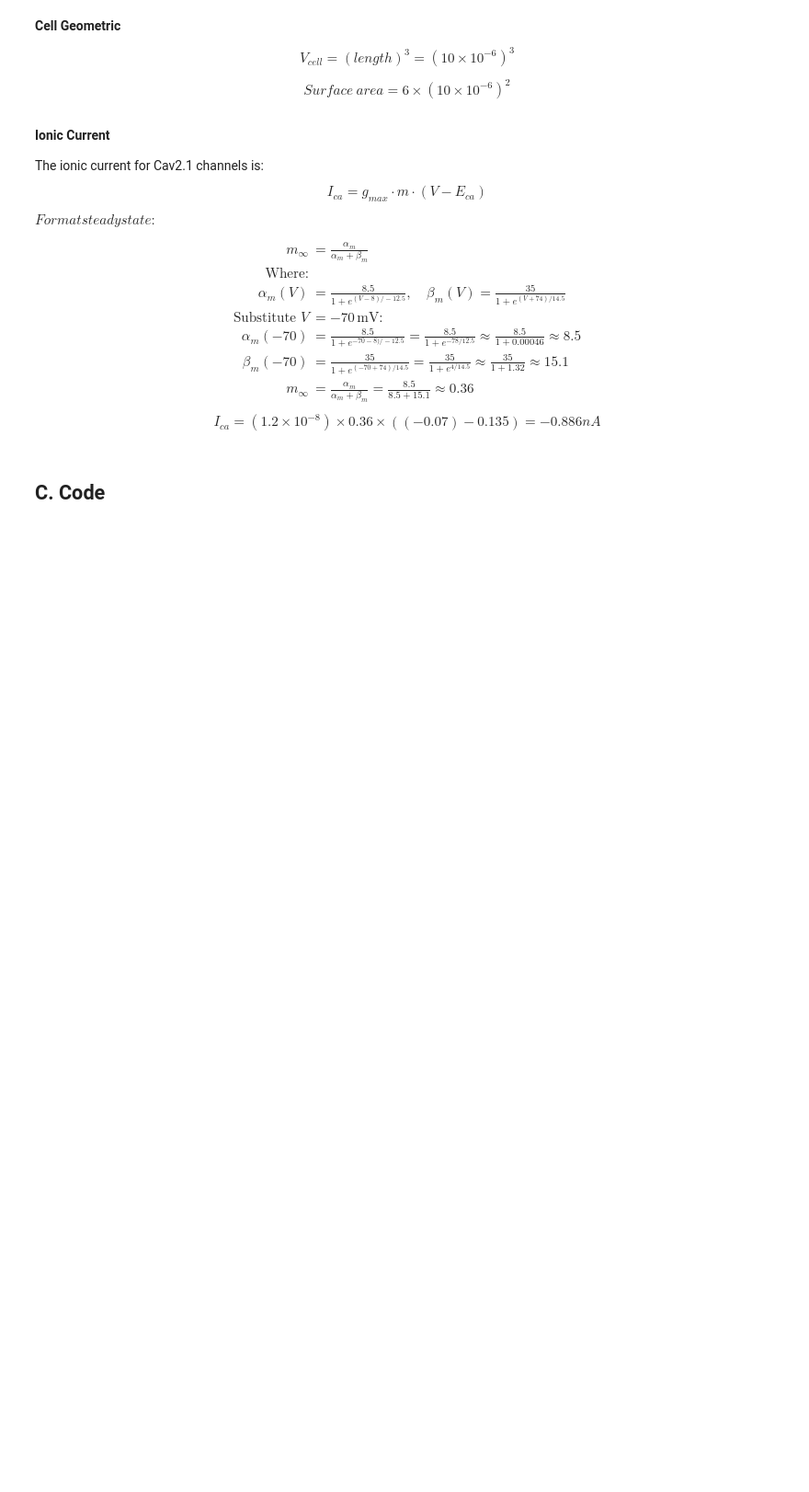
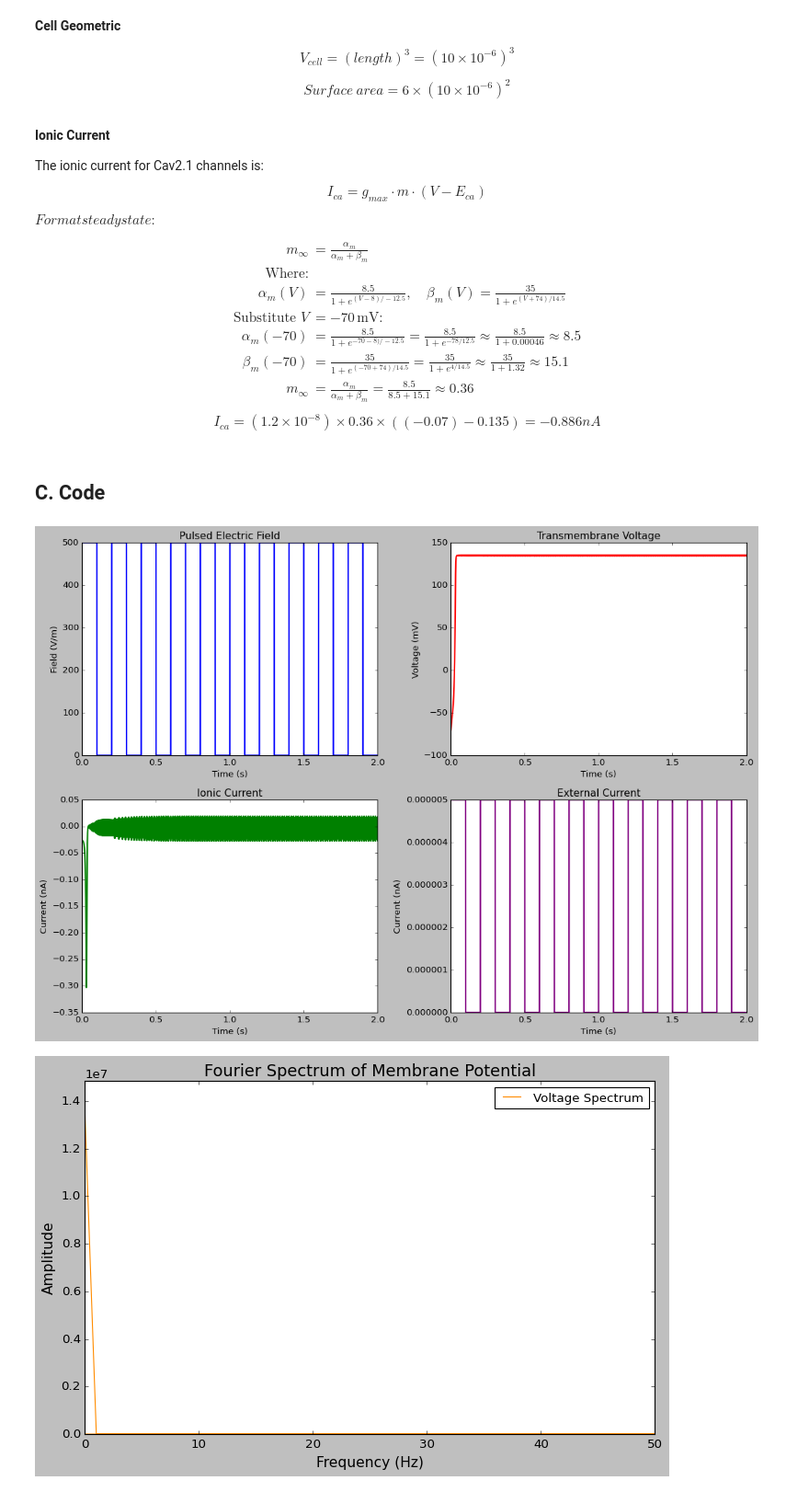
Before and after one commit to MahtabDastranj/Bioelectrical-phenomena, a Jupyter notebook: project/cell_behaviour.ipynb, the cells around one changed output. Shown: that part at 92% size. Cells and saved outputs as stored; diff of their text form; code cells hidden in the pictures; blank space fills up the shorter version.

```diff
--- a/project/cell_behaviour.ipynb
+++ b/project/cell_behaviour.ipynb
@@ -124,7 +101,7 @@ channel_density = 10.0  # channels / µm^2
 num_channels = channel_density * (surface_area * 1e12)  # area in µm^2
 g_max = num_channels * single_channel_conductance  # total conductance
 
-reversal_potential = 135.0  # mV
+v_rev = 135.0  # mV
 external_resistance = 1e12
 
 # Pulsed external field parameters
@@ -132,26 +109,20 @@ pulse_frequency = 5.0  # Hz
 pulse_period = 1.0 / pulse_frequency
 pulse_width = 0.1  # seconds
 field_amplitude = 500.0  # V/m
-scale_factor = 5e3
+scale_factor = 5e3 # to normalize the dipole voltage (V_dipole) for better visualization
 
 # Simulation parameters
 simulation_time = 2.0  # seconds
 time_step = 1e-5
 simulation_time_array = np.arange(0, simulation_time, time_step)
 
-# --------------------------------------------------
-# 2) HELPER FUNCTIONS FOR THE PULSED FIELD
-# --------------------------------------------------
-
 def pulse_wave(time, period, width):
     mod_time = time % period
     return 1.0 if (mod_time < width) else 0.0
 
-def alpha_m(voltage):
-    return 8.5 / (1.0 + np.exp((voltage - 8.0) / -12.5))
+def alpha_m(voltage): return 8.5 / (1.0 + np.exp((voltage - 8.0) / -12.5))
 
-def beta_m(voltage):
-    return 35.0 / (1.0 + np.exp((voltage + 74.0) / 14.5))
+def beta_m(voltage): return 35.0 / (1.0 + np.exp((voltage + 74.0) / 14.5))
 
 def dynamics(time, variables):
     voltage, gating_variable = variables
@@ -162,26 +133,21 @@ def dynamics(time, variables):
     gating_derivative = alpha * (1.0 - gating_variable) - beta * gating_variable
 
     # Ionic current
-    ionic_current = g_max * gating_variable * ((voltage - reversal_potential) * 1e-3)
+    ionic_current = g_max * gating_variable * ((voltage - v_rev) * 1e-3)
 
     # External field
-    field_active = field_amplitude * pulse_wave(time, pulse_period, pulse_width)
-    external_current = field_active * cell_side_length / external_resistance
+    field_activation = field_amplitude * pulse_wave(time, pulse_period, pulse_width)
+    i_p = field_activation * cell_side_length / external_resistance
 
     # Membrane potential derivative
-    membrane_voltage_derivative = (-ionic_current + external_current) / capacitance
+    membrane_voltage_derivative = (-ionic_current + i_p) / capacitance
     return [membrane_voltage_derivative * 1e3, gating_derivative]
 
-# --------------------------------------------------
-# 3) SOLVE THE ODE
-# --------------------------------------------------
 initial_voltage = -70.0  # Resting potential (mV)
 initial_gating = alpha_m(initial_voltage) / (alpha_m(initial_voltage) + beta_m(initial_voltage))
 initial_conditions = [initial_voltage, initial_gating]
 
-solution = solve_ivp(
-    dynamics, [0, simulation_time], initial_conditions, t_eval=simulation_time_array, method="RK45"
-)
+solution = solve_ivp(dynamics, [0, simulation_time], initial_conditions, t_eval=simulation_time_array, method="RK45")
 
 # Extract solutions
 time_solution = solution.t
@@ -189,60 +155,55 @@ voltage_solution = solution.y[0]
 gating_solution = solution.y[1]
 
 # E-field array for plotting
-field_array = np.array([
-    field_amplitude * pulse_wave(tt, pulse_period, pulse_width) for tt in time_solution
-])
+field_array = np.array([field_amplitude * pulse_wave(tt, pulse_period, pulse_width) for tt in time_solution])
 external_current_array = field_array * cell_side_length / external_resistance
-ionic_current_array = g_max * gating_solution * ((voltage_solution - reversal_potential) * 1e-3)
+ionic_current_array = g_max * gating_solution * ((voltage_solution - v_rev) * 1e-3)
 
-# --------------------------------------------------
-# 4) PLOTTING IMPROVEMENTS
-# --------------------------------------------------
-plt.style.use("seaborn-darkgrid")
+plt.style.use("classic")
 fig, axes = plt.subplots(2, 2, figsize=(14, 10))
 
-# Panel 1: Pulsed Electric Field
+# Pulsed Electric Field
 axes[0, 0].plot(time_solution, field_array, color="blue", linewidth=2)
 axes[0, 0].set_title("Pulsed Electric Field", fontsize=14)
 axes[0, 0].set_xlabel("Time (s)", fontsize=12)
 axes[0, 0].set_ylabel("Field (V/m)", fontsize=12)
 
-# Panel 2: Membrane Potential
+# Membrane Potential
 axes[0, 1].plot(time_solution, voltage_solution, color="red", linewidth=2)
 axes[0, 1].set_title("Transmembrane Voltage", fontsize=14)
 axes[0, 1].set_xlabel("Time (s)", fontsize=12)
 axes[0, 1].set_ylabel("Voltage (mV)", fontsize=12)
 
-# Panel 3: Ionic Current
+# Ionic Current
 axes[1, 0].plot(time_solution, ionic_current_array * 1e9, color="green", linewidth=2)
 axes[1, 0].set_title("Ionic Current", fontsize=14)
 axes[1, 0].set_xlabel("Time (s)", fontsize=12)
 axes[1, 0].set_ylabel("Current (nA)", fontsize=12)
 
-# Panel 4: External Current
+# External Current
 axes[1, 1].plot(time_solution, external_current_array * 1e9, color="purple", linewidth=2)
 axes[1, 1].set_title("External Current", fontsize=14)
 axes[1, 1].set_xlabel("Time (s)", fontsize=12)
 axes[1, 1].set_ylabel("Current (nA)", fontsize=12)
 
 plt.tight_layout()
 plt.show()
 
-# --------------------------------------------------
-# 5) FOURIER ANALYSIS
-# --------------------------------------------------
 steady_state_time = 1.0
 steady_state_index = np.where(time_solution >= steady_state_time)[0][0]
 
 voltage_fft = np.fft.fft(voltage_solution[steady_state_index:])
 frequencies = np.fft.fftfreq(len(voltage_solution[steady_state_index:]), time_step)
 
 plt.figure(figsize=(10, 6))
 plt.plot(frequencies, np.abs(voltage_fft), label="Voltage Spectrum", color="darkorange")
 plt.xlim(0, 50)
 plt.ylim(0, max(np.abs(voltage_fft)) * 1.1)
 plt.title("Fourier Spectrum of Membrane Potential", fontsize=16)
 plt.xlabel("Frequency (Hz)", fontsize=14)
 plt.ylabel("Amplitude", fontsize=14)
 plt.legend(fontsize=12)
 plt.show()
+# %% [output]
+[figure, added]
+[figure, added]
```
Also changed, not shown: parts of 1 cell of this notebook.
